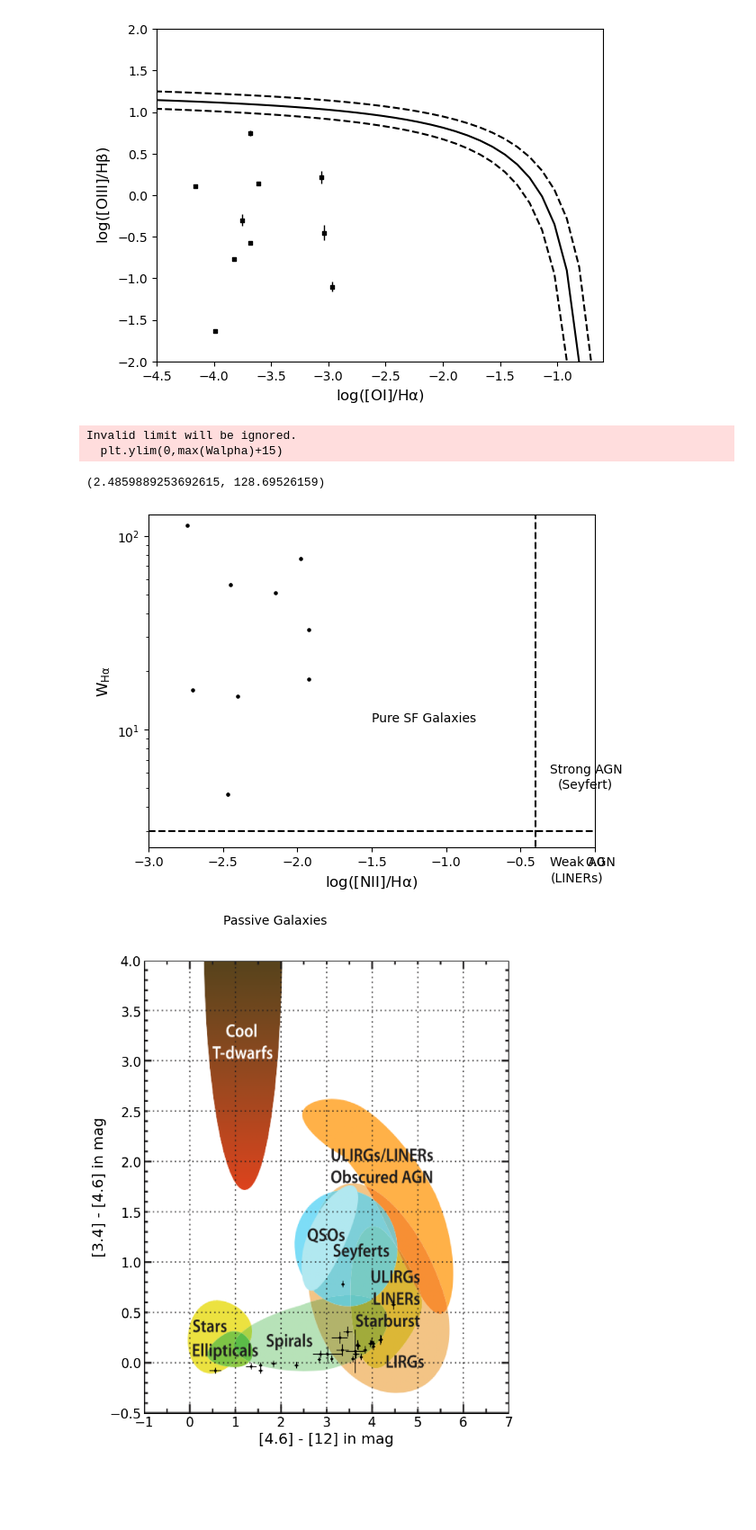
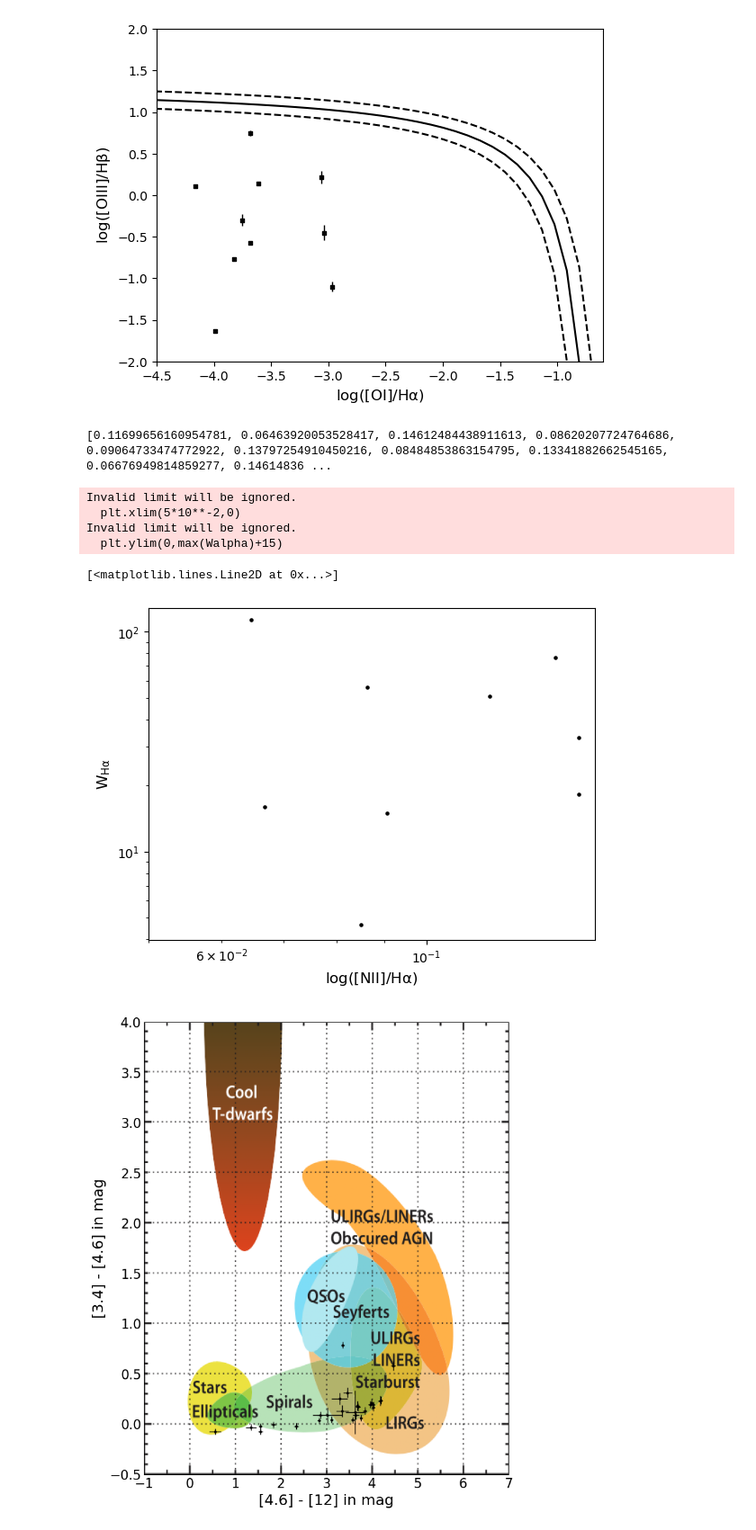
Before and after one commit to spelesky/Research, a Jupyter notebook: plots.ipynb, the cells around one changed output. Shown: that part at 90% size. Cells and saved outputs as stored; diff of their text form; code cells hidden in the pictures; blank space fills up the shorter version.

```diff
--- a/plots.ipynb
+++ b/plots.ipynb
@@ -150,41 +150,46 @@ plt.show()
 # %%
 Walpha_err = []
 Walpha = []
+Nx = []
+Nx_err = []
 for source in range(len(Wa)):
     if HAlpha[source] != 0 and Wa[source] != 0:
         Walpha.append(Wa[source])
         Walpha_err.append(Wa[source] * np.sqrt((HAlpha_err[source]/HAlpha[source])**2+(cont_err[source]/(HAlpha[source]*Wa[source])**2)))
+        Nx.append(NII6549[source]/HAlpha[source])
+        Nx_err.append(np.log((NII6549[source]/HAlpha[source])*np.sqrt((NII6549_err[source]/NII6549[source])**2+(HAlpha_err[source]/HAlpha[source])**2)))
     elif HAlpha[source] != 0:
         Walpha.append(Wa[source])
         Walpha_err.append(0)
+        Nx.append(NII6549[source]/HAlpha[source])
+        Nx_err.append(np.log((NII6549[source]/HAlpha[source])*np.sqrt((NII6549_err[source]/NII6549[source])**2+(HAlpha_err[source]/HAlpha[source])**2)))
+print(Nx)
+# %% [output]
+[0.11699656160954781, 0.06463920053528417, 0.14612484438911613, 0.08620207724764686, 0.09064733474772922, 0.13797254910450216, 0.08484853863154795, 0.13341882662545165, 0.06676949814859277, 0.14614836 ...
 # %%
-plt.scatter(NxPRS,Walpha,c='black',s=5)
-plt.errorbar(NxPRS, Walpha,
-            xerr=NxPRS_err,
+plt.scatter(Nx,Walpha,c='black',s=5)
+plt.errorbar(Nx_err, Walpha,
+            xerr=Nx_err,
             yerr=Walpha_err,
             capsize=0,
             ls="none",
             color="black",
             elinewidth=1)
-k = [1,2,3,4,5,14,6,7,13,8,9,10,11,12]
 plt.xlabel(r'$\mathrm{log([NII]/H\alpha)}$', fontsize='large')
 plt.ylabel(r'$\mathrm{W_{H\alpha}}$', fontsize='large')
+plt.yscale('log')
+plt.xscale('log')
+plt.xlim(5*10**-2,0)
+plt.ylim(0,max(Walpha)+15)
 plt.plot((-0.4,-0.4),(0,max(Walpha)+15), 'k--', scaley = True, scalex= True)
 plt.plot((-3,0),(3,3), 'k--', scaley = True, scalex= True)
-plt.text(-1.5,11,'Pure SF Galaxies')
-plt.text(-2.5,1,'Passive Galaxies')
-plt.text(-0.3,6,'Strong AGN')
-plt.text(-0.25,5,'(Seyfert)')
-plt.text(-0.3,2, 'Weak AGN')
-plt.text(-0.3,1.65, '(LINERs)')
-plt.yscale('log')
-plt.xlim(-3,0)
-plt.ylim(0,max(Walpha)+15)
 # %% [output]
+Invalid limit will be ignored.
+  plt.xlim(5*10**-2,0)
 Invalid limit will be ignored.
   plt.ylim(0,max(Walpha)+15)
-(2.4859889253692615, 128.69526159)
+[<matplotlib.lines.Line2D at 0x...>]
-[figure, old version]
+[figure, new version]
 # %%
 from astropy.cosmology import Planck18 as cosmo
 Flux = []
```
